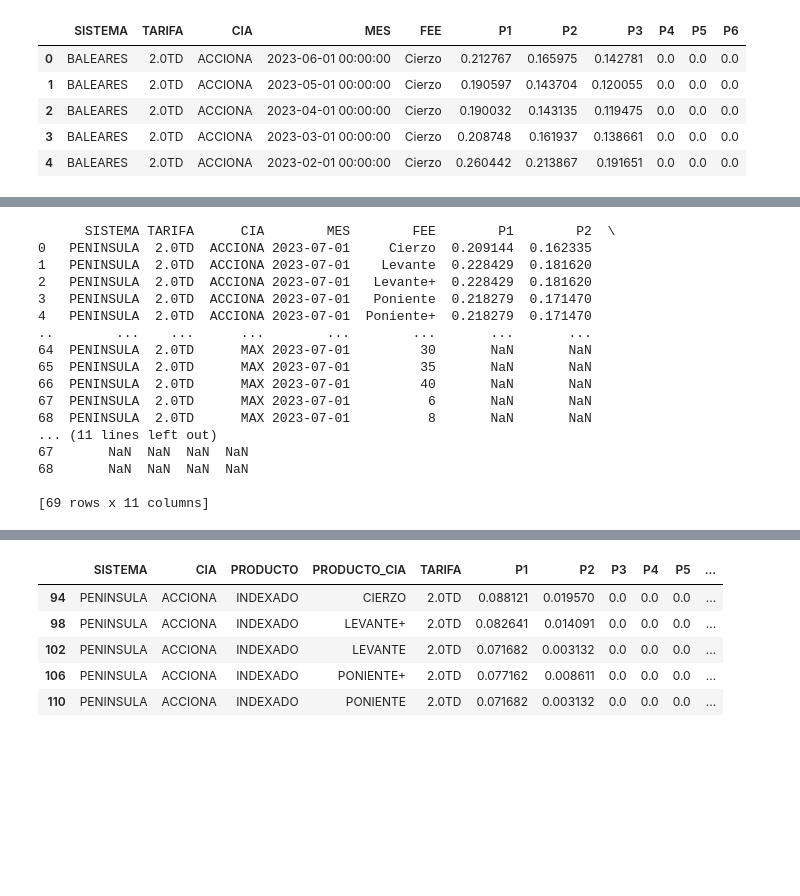
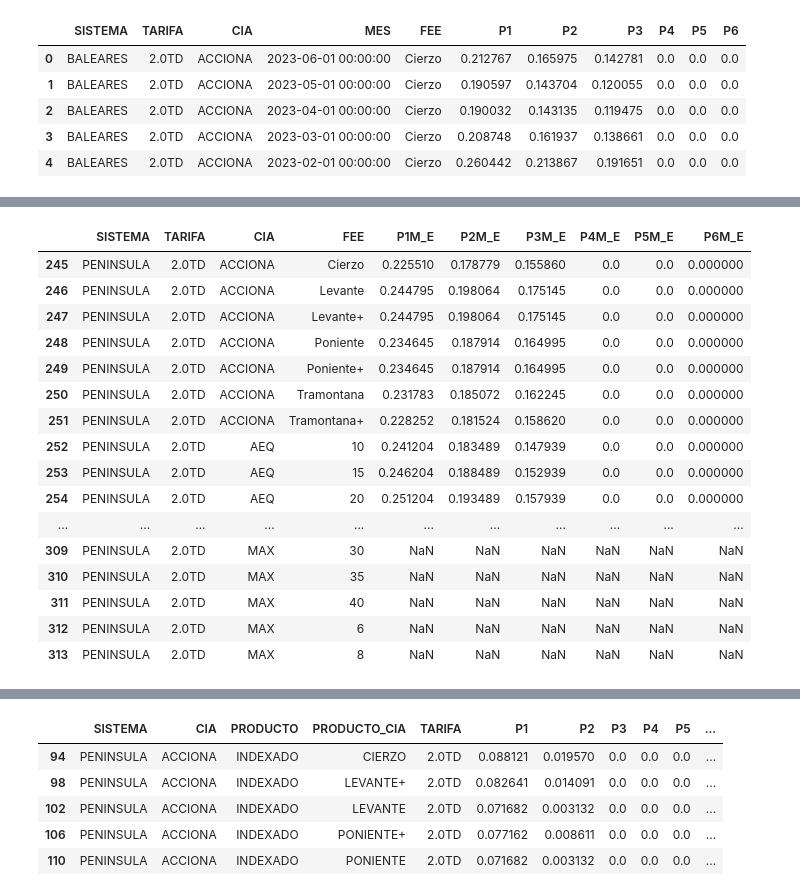
Before and after one commit to TheBridge-DesafioTripulaciones-Grupo2/DesafioTripulaciones_Sept23_Grupo2_Data, a Jupyter notebook: calculadora_anual_index.ipynb, the cells around one changed output, grey strips where cells are left out. Drawn from its saved outputs; the diff is of its cells as text; code cells hidden in the pictures; blank space fills up the shorter version.

Commit message:
calculadoras

```diff
--- a/calculadora_anual_index.ipynb
+++ b/calculadora_anual_index.ipynb
@@ -52,0 +22,36 @@ df_ultimos_12
+# %%
+
+
+# Calcula la fecha máxima para cada combinación única de Sistema, Tarifa, Compañía y Fee
+fecha_max_por_grupo = df.groupby(['SISTEMA', 'TARIFA', 'CIA', 'FEE'])['MES'].max()
+
+# Filtra los datos para los últimos 12 meses para cada grupo
+df_ult_12_meses = pd.DataFrame()
+for index, fecha_max in fecha_max_por_grupo.items():
+    filtro_grupo = (
+        (df['SISTEMA'] == index[0]) &
+        (df['TARIFA'] == index[1]) &
+        (df['CIA'] == index[2]) &
+        (df['FEE'] == index[3]) &
+        (df['MES'] > fecha_max - pd.DateOffset(months=12))
+    )
+    df_ult_12_meses = pd.concat([df_ult_12_meses, df[filtro_grupo]])
+
+# Calcula las medias para cada conjunto único de Sistema, Tarifa, Compañía y Fee
+df_medias_index_12 = df_ult_12_meses.groupby(['SISTEMA', 'TARIFA', 'CIA', 'FEE']).agg({
+    'P1': 'mean',
+    'P2': 'mean',
+    'P3': 'mean',
+    'P4': 'mean',
+    'P5': 'mean',
+    'P6': 'mean'
+}).reset_index()
+
+# Puedes renombrar las columnas si es necesario
+df_medias_index_12.columns = ['SISTEMA', 'TARIFA', 'CIA', 'FEE', 'P1M_E', 'P2M_E', 'P3M_E', 'P4M_E', 'P5M_E', 'P6M_E']
+
+# Configura el número máximo de filas a mostrar
+pd.set_option('display.max_rows', 120)
+
+# Muestra los resultados
+df_medias_index_12
@@ -53,29 +72,26 @@ df_ultimos_12
 # %%
-fecha_actual = datetime.now()
 
-df['diferencia'] = (fecha_actual - df['MES']).abs() # diferencia entre cada fecha 'MES' y la fecha actual
 
-condicion = (df['SISTEMA'] == 'PENINSULA') & (df['TARIFA'] == '2.0TD') # filtrar para obtener las filas más cercanas por CIA y con SISTEMA y TARIFA específicos
-filas_mas_cercanas = df[condicion].groupby(['SISTEMA', 'TARIFA', 'CIA']).apply(lambda x: x[x['diferencia'] == x['diferencia'].min()])
+condicion = (df_medias_index_12['SISTEMA'] == 'PENINSULA') & (df_medias_index_12['TARIFA'] == '2.0TD') # filtrar para obtener las filas más cercanas por CIA y con SISTEMA y TARIFA específicos
+df_medindx12_penins_2 = df_medias_index_12[condicion]#.groupby(['SISTEMA', 'TARIFA', 'CIA'])#.apply(lambda x: x[x['diferencia'] == x['diferencia'].min()])
 
-filas_mas_cercanas = filas_mas_cercanas.drop('diferencia', axis=1).reset_index(drop=True)
 
-print(filas_mas_cercanas)
+df_medindx12_penins_2
 # %% [output]
-      SISTEMA TARIFA      CIA        MES        FEE        P1        P2  \
-0   PENINSULA  2.0TD  ACCIONA 2023-07-01     Cierzo  0.209144  0.162335
-1   PENINSULA  2.0TD  ACCIONA 2023-07-01    Levante  0.228429  0.181620
-2   PENINSULA  2.0TD  ACCIONA 2023-07-01   Levante+  0.228429  0.181620
-3   PENINSULA  2.0TD  ACCIONA 2023-07-01   Poniente  0.218279  0.171470
-4   PENINSULA  2.0TD  ACCIONA 2023-07-01  Poniente+  0.218279  0.171470
-..        ...    ...      ...        ...        ...       ...       ...
-64  PENINSULA  2.0TD      MAX 2023-07-01         30       NaN       NaN
-65  PENINSULA  2.0TD      MAX 2023-07-01         35       NaN       NaN
-66  PENINSULA  2.0TD      MAX 2023-07-01         40       NaN       NaN
-67  PENINSULA  2.0TD      MAX 2023-07-01          6       NaN       NaN
-68  PENINSULA  2.0TD      MAX 2023-07-01          8       NaN       NaN
-... (11 lines left out)
-67       NaN  NaN  NaN  NaN
-68       NaN  NaN  NaN  NaN
-
-[69 rows x 11 columns]
+|  | SISTEMA | TARIFA | CIA | FEE | P1M_E | P2M_E | P3M_E | P4M_E | P5M_E | P6M_E |
+| 245 | PENINSULA | 2.0TD | ACCIONA | Cierzo | 0.225510 | 0.178779 | 0.155860 | 0.0 | 0.0 | 0.000000 |
+| 246 | PENINSULA | 2.0TD | ACCIONA | Levante | 0.244795 | 0.198064 | 0.175145 | 0.0 | 0.0 | 0.000000 |
+| 247 | PENINSULA | 2.0TD | ACCIONA | Levante+ | 0.244795 | 0.198064 | 0.175145 | 0.0 | 0.0 | 0.000000 |
+| 248 | PENINSULA | 2.0TD | ACCIONA | Poniente | 0.234645 | 0.187914 | 0.164995 | 0.0 | 0.0 | 0.000000 |
+| 249 | PENINSULA | 2.0TD | ACCIONA | Poniente+ | 0.234645 | 0.187914 | 0.164995 | 0.0 | 0.0 | 0.000000 |
+| 250 | PENINSULA | 2.0TD | ACCIONA | Tramontana | 0.231783 | 0.185072 | 0.162245 | 0.0 | 0.0 | 0.000000 |
+| 251 | PENINSULA | 2.0TD | ACCIONA | Tramontana+ | 0.228252 | 0.181524 | 0.158620 | 0.0 | 0.0 | 0.000000 |
+| 252 | PENINSULA | 2.0TD | AEQ | 10 | 0.241204 | 0.183489 | 0.147939 | 0.0 | 0.0 | 0.000000 |
+| 253 | PENINSULA | 2.0TD | AEQ | 15 | 0.246204 | 0.188489 | 0.152939 | 0.0 | 0.0 | 0.000000 |
+| 254 | PENINSULA | 2.0TD | AEQ | 20 | 0.251204 | 0.193489 | 0.157939 | 0.0 | 0.0 | 0.000000 |
+| ... | ... | ... | ... | ... | ... | ... | ... | ... | ... | ... |
+| 309 | PENINSULA | 2.0TD | MAX | 30 | NaN | NaN | NaN | NaN | NaN | NaN |
+| 310 | PENINSULA | 2.0TD | MAX | 35 | NaN | NaN | NaN | NaN | NaN | NaN |
+| 311 | PENINSULA | 2.0TD | MAX | 40 | NaN | NaN | NaN | NaN | NaN | NaN |
+| 312 | PENINSULA | 2.0TD | MAX | 6 | NaN | NaN | NaN | NaN | NaN | NaN |
+| 313 | PENINSULA | 2.0TD | MAX | 8 | NaN | NaN | NaN | NaN | NaN | NaN |
```
Also changed, not shown: parts of 16 cells of this notebook, 2 other files.
